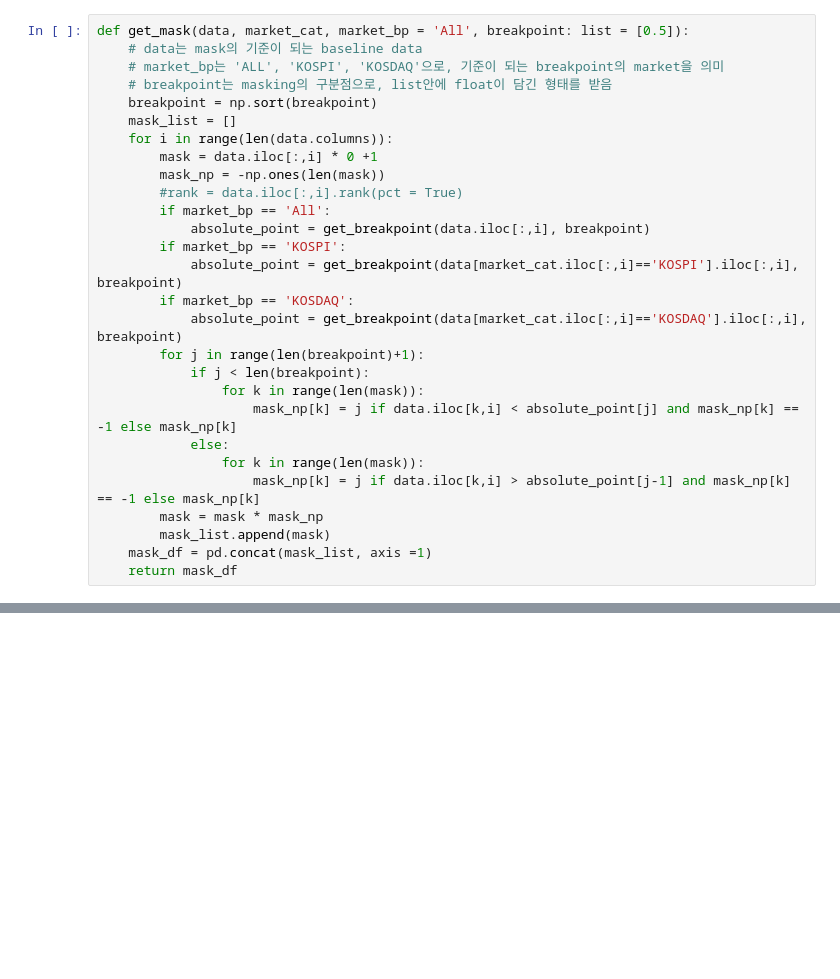
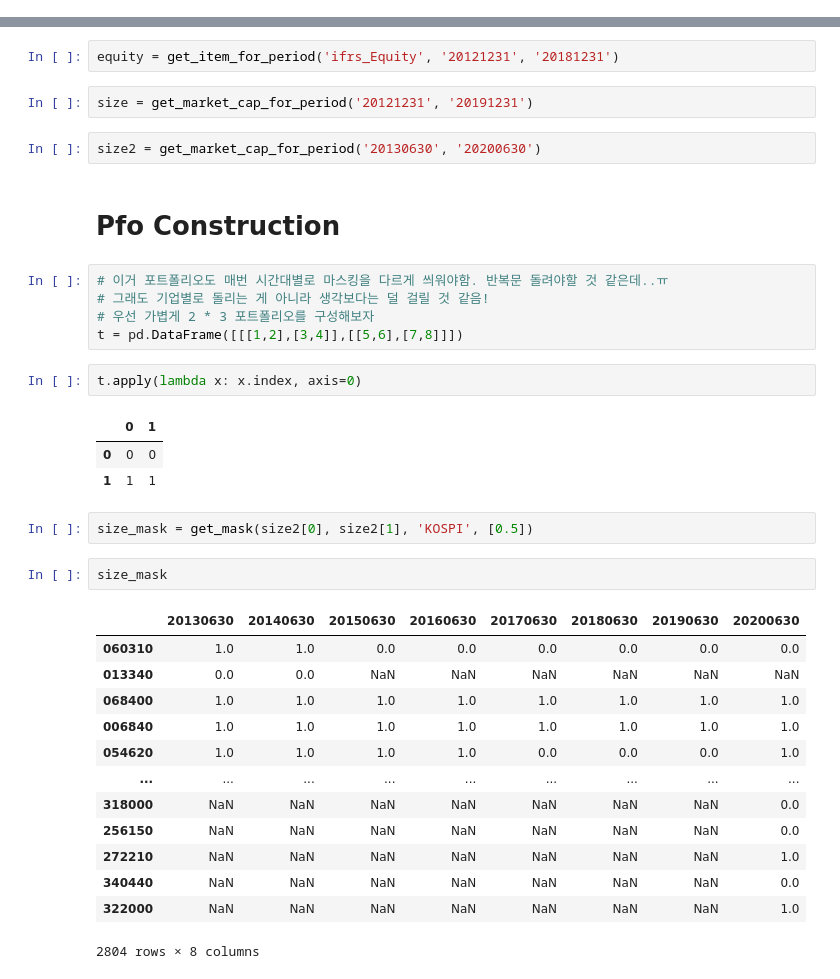
Before and after one commit to Eternity402/Factor_Investing, a Jupyter notebook: Sirius_API.ipynb, the cells around one changed output, grey strips where cells are left out. Cells and saved outputs as stored; diff of their text form; blank space fills up the shorter version.

```diff
--- a/Sirius_API.ipynb
+++ b/Sirius_API.ipynb
@@ -391,28 +250,0 @@ def get_breakpoint(data, breakpoint):
-# %%
-def get_mask(data, market_cat, market_bp = 'All', breakpoint: list = [0.5]):
-    # data는 mask의 기준이 되는 baseline data
-    # market_bp는 'ALL', 'KOSPI', 'KOSDAQ'으로, 기준이 되는 breakpoint의 market을 의미
-    # breakpoint는 masking의 구분점으로, list안에 float이 담긴 형태를 받음
-    breakpoint = np.sort(breakpoint)
-    mask_list = []
-    for i in range(len(data.columns)):
-        mask = data.iloc[:,i] * 0 +1
-        mask_np = -np.ones(len(mask))
-        #rank = data.iloc[:,i].rank(pct = True)
-        if market_bp == 'All':
-            absolute_point = get_breakpoint(data.iloc[:,i], breakpoint)
-        if market_bp == 'KOSPI':
-            absolute_point = get_breakpoint(data[market_cat.iloc[:,i]=='KOSPI'].iloc[:,i], breakpoint)
-        if market_bp == 'KOSDAQ':
-            absolute_point = get_breakpoint(data[market_cat.iloc[:,i]=='KOSDAQ'].iloc[:,i], breakpoint)
-        for j in range(len(breakpoint)+1):
-            if j < len(breakpoint):
-                for k in range(len(mask)):
-                    mask_np[k] = j if data.iloc[k,i] < absolute_point[j] and mask_np[k] == -1 else mask_np[k]
-            else:
-                for k in range(len(mask)):
-                    mask_np[k] = j if data.iloc[k,i] > absolute_point[j-1] and mask_np[k] == -1 else mask_np[k]
-        mask = mask * mask_np
-        mask_list.append(mask)
-    mask_df = pd.concat(mask_list, axis =1)
-    return mask_df
@@ -481,0 +511,37 @@ pfo에다가 돌려보기! factor
+# %%
+equity = get_item_for_period('ifrs_Equity', '20121231', '20181231')
+# %%
+size = get_market_cap_for_period('20121231', '20191231')
+# %%
+size2 = get_market_cap_for_period('20130630', '20200630')
+# %% [markdown]
+# Pfo Construction
+# %%
+# 이거 포트폴리오도 매번 시간대별로 마스킹을 다르게 씌워야함. 반복문 돌려야할 것 같은데..ㅠ
+# 그래도 기업별로 돌리는 게 아니라 생각보다는 덜 걸릴 것 같음!
+# 우선 가볍게 2 * 3 포트폴리오를 구성해보자
+t = pd.DataFrame([[[1,2],[3,4]],[[5,6],[7,8]]])
+# %%
+t.apply(lambda x: x.index, axis=0)
+# %% [output]
+|  | 0 | 1 |
+| 0 | 0 | 0 |
+| 1 | 1 | 1 |
+# %%
+size_mask = get_mask(size2[0], size2[1], 'KOSPI', [0.5])
+# %%
+size_mask
+# %% [output]
+|  | 20130630 | 20140630 | 20150630 | 20160630 | 20170630 | 20180630 | 20190630 | 20200630 |
+| 060310 | 1.0 | 1.0 | 0.0 | 0.0 | 0.0 | 0.0 | 0.0 | 0.0 |
+| 013340 | 0.0 | 0.0 | NaN | NaN | NaN | NaN | NaN | NaN |
+| 068400 | 1.0 | 1.0 | 1.0 | 1.0 | 1.0 | 1.0 | 1.0 | 1.0 |
+| 006840 | 1.0 | 1.0 | 1.0 | 1.0 | 1.0 | 1.0 | 1.0 | 1.0 |
+| 054620 | 1.0 | 1.0 | 1.0 | 1.0 | 0.0 | 0.0 | 0.0 | 1.0 |
+| ... | ... | ... | ... | ... | ... | ... | ... | ... |
+| 318000 | NaN | NaN | NaN | NaN | NaN | NaN | NaN | 0.0 |
+| 256150 | NaN | NaN | NaN | NaN | NaN | NaN | NaN | 0.0 |
+| 272210 | NaN | NaN | NaN | NaN | NaN | NaN | NaN | 1.0 |
+| 340440 | NaN | NaN | NaN | NaN | NaN | NaN | NaN | 0.0 |
+| 322000 | NaN | NaN | NaN | NaN | NaN | NaN | NaN | 1.0 |
+2804 rows × 8 columns
```
Also changed, not shown: parts of 66 cells of this notebook.
